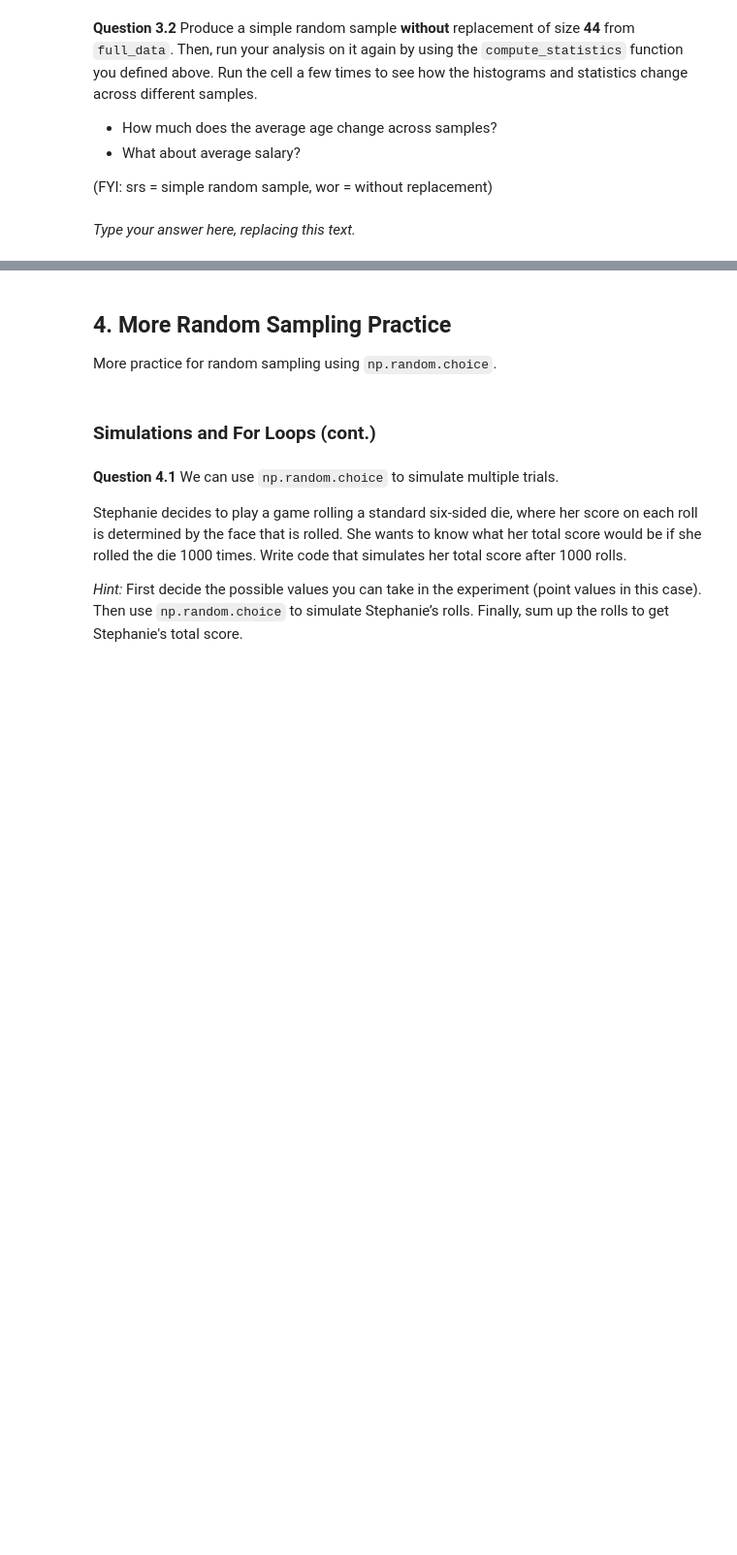
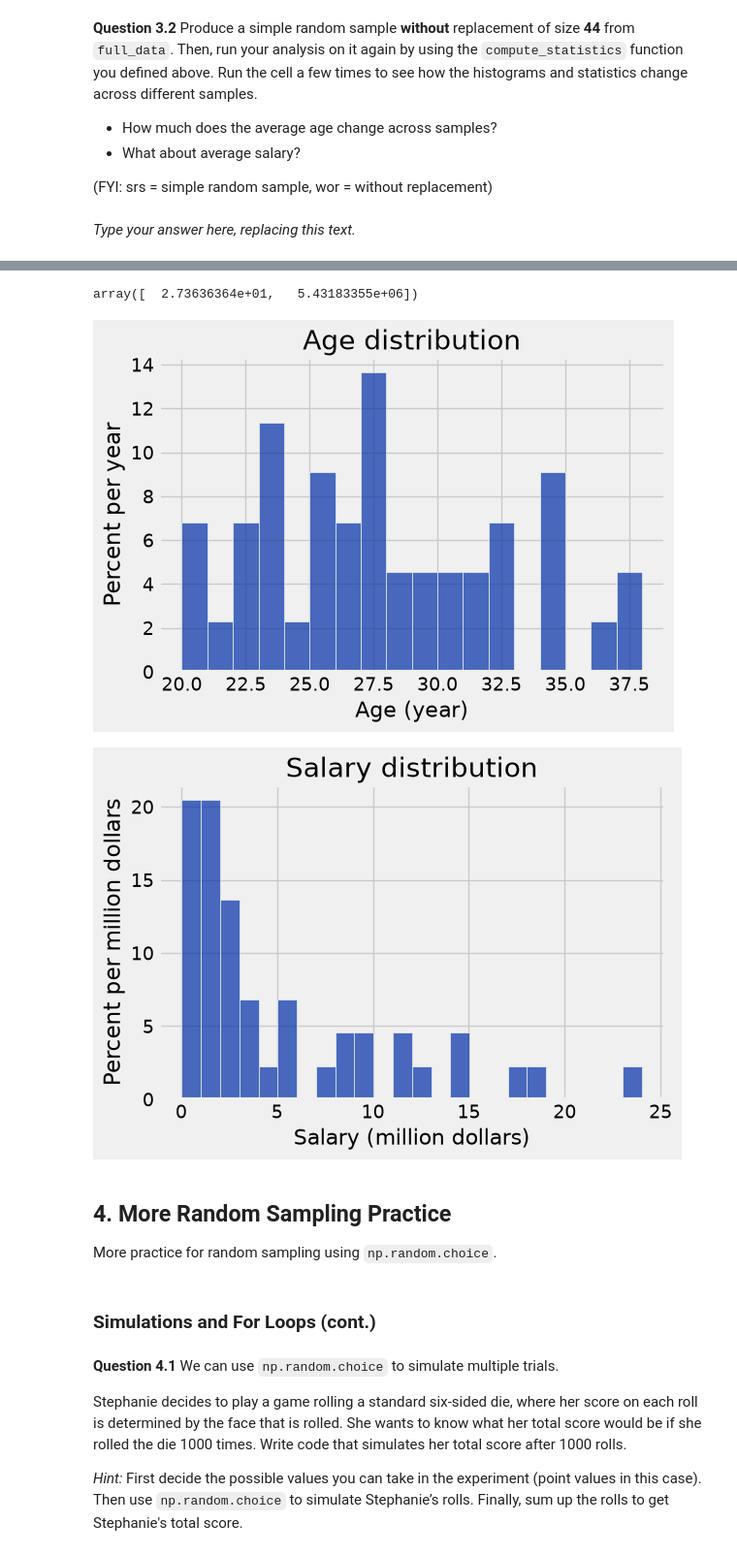
Before and after one commit to cblack-3/cblack-DA-Fall-Intro, a Jupyter notebook: Lab 5 - Simulation/lab05.ipynb, the cells around one changed output, grey strips where cells are left out. Shown at 97% size. Drawn from its saved outputs; the diff is of its cells as text; code cells hidden in the pictures; blank space fills up the shorter version.

```diff
--- a/Lab 5 - Simulation/lab05.ipynb
+++ b/Lab 5 - Simulation/lab05.ipynb
@@ -379,11 +379,10 @@ Two histograms should be displayed below
 You can call the `histograms` function to draw the histograms!
 # %%
 def compute_statistics(age_and_salary_data):
-    histogram_ages_salaries = histograms(full_data)
-    age = np.average(full_data.column('Age'))
-    salary = np.average(full_data.column('Salary'))
-    average_stats = make_array(age,salary)
-    return average_stats, histogram_ages_salaries
+    histograms(age_and_salary_data)
+    age = np.average(age_and_salary_data.column('Age'))
+    salary = np.average(age_and_salary_data.column('Salary'))
+    return make_array(age, salary)
 
 
 
@@ -449,9 +446,13 @@ _Type your answer here, replacing this text._
 # %% [markdown]
 <!-- BEGIN QUESTION -->
 # %%
-my_small_srswor_data = ...
-my_small_stats = ...
+my_small_srswor_data = full_data.sample(44, with_replacement = False)
+my_small_stats = compute_statistics(my_small_srswor_data)
 my_small_stats
+# %% [output]
+array([  2.73636364e+01,   5.43183355e+06])
+[figure, added]
+[figure, added]
 # %% [markdown]
 <!-- END QUESTION -->
 
```
Also changed, not shown: parts of 13 cells of this notebook, 1 other file.
